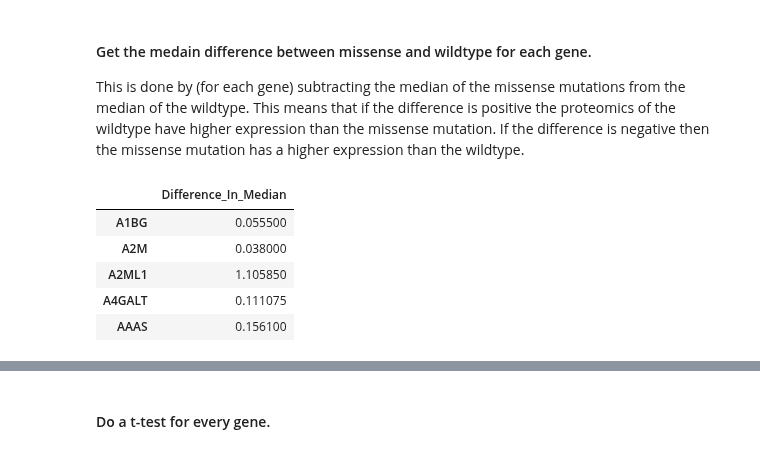
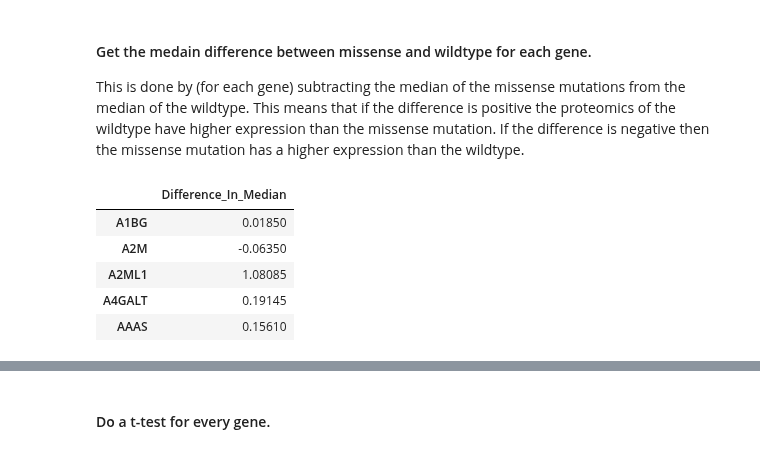
Before and after one commit to PayneLab/WhenMutationsDontMatter, a Jupyter notebook: PIK3CA/step_3/making_tables/proteomics trans effect table--wrapttest.ipynb, the cells around one changed output, grey strips where cells are left out. Saved outputs shown, nothing was run; the diff lists cells and outputs as text; code cells hidden in the pictures.

```diff
--- a/PIK3CA/step_3/making_tables/proteomics trans effect table--wrapttest.ipynb
+++ b/PIK3CA/step_3/making_tables/proteomics trans effect table--wrapttest.ipynb
@@ -51,4 +125,4 @@ array(['Missense_Mutation', 'Wildtype_Tumor', 'Amplification',
 # %% [markdown]
 #### Join mutation type and proteomics together
 # %%
-joined = mut.join(prot)
+joined = mut_type.join(proteomics)
@@ -67,6 +129,6 @@ cptac warning: In joining the somatic_mutation table, no mutations were found fo
 # %% [markdown]
 #### Select samples containing hotspot mutations
 # %%
-en_hotspot_df = joined[joined.Location.str.contains('E542K') |
-                    joined.Location.str.contains('E545K') |
-                    joined.Location.str.contains('H1047R')]
+en_hotspot_df = joined[joined.Location.str.contains('E542') |
+                    joined.Location.str.contains('E545') |
+                    joined.Location.str.contains('H1047')]
@@ -98,5 +142,5 @@ endo_hotspot = en_hotspot_df.append(wildtype)
 #### Drop unncecesary columns
 The resulting dataframe is what we will be working with from this point forward. It contains the mutations type and the proteomics for each gene.
 # %%
-prot_and_mutations = endo_hotspot.drop(columns = ["Mutation_Status", "Location"])
-prot_and_mutations
+endo_prot_and_mutations = endo_hotspot.drop(columns = ["Mutation_Status", "Location"])
+# endo_prot_and_mutations
@@ -126,8 +150,8 @@ prot_and_mutations
 #### Get the median proteomic expression among all samples, for each gene.
 This is done for missense mutations and wildtype separately
 # %%
-missense = prot_and_mutations[prot_and_mutations.Mutation == "Missense_Mutation"] #get all missense_mutations
-wt = prot_and_mutations[prot_and_mutations.Mutation == "Wildtype_Tumor"] #get all wildtype mutations
+missense = endo_prot_and_mutations[endo_prot_and_mutations.Mutation == "Missense_Mutation"] #get all missense_mutations
+wt = endo_prot_and_mutations[endo_prot_and_mutations.Mutation == "Wildtype_Tumor"] #get all wildtype mutations
 missense_med = missense.median() #get the medain of the missense. This will give the median expression among all samples, for each gene
 wt_med = wt.median() #get the median of the wildtype
 # %% [markdown]
@@ -137,17 +161,17 @@ This means that if the difference is positive the proteomics of the wildtype hav
 # %%
 endo_d = {}
 
-for gene in prot_and_mutations:
+for gene in endo_prot_and_mutations:
     if gene == "Mutation": continue
     dif_endo =  missense_med[gene] - wt_med[gene]
     endo_d[gene] = dif_endo
 
 median_diff = pd.DataFrame.from_dict(endo_d, orient='index', columns=['Difference_In_Median'])
 median_diff.head()
 # %% [output]
 |  | Difference_In_Median |
-| A1BG | 0.055500 |
-| A2M | 0.038000 |
-| A2ML1 | 1.105850 |
-| A4GALT | 0.111075 |
-| AAAS | 0.156100 |
+| A1BG | 0.01850 |
+| A2M | -0.06350 |
+| A2ML1 | 1.08085 |
+| A4GALT | 0.19145 |
+| AAAS | 0.15610 |
```
Also changed, not shown: parts of 50 cells of this notebook, 7 other files.
